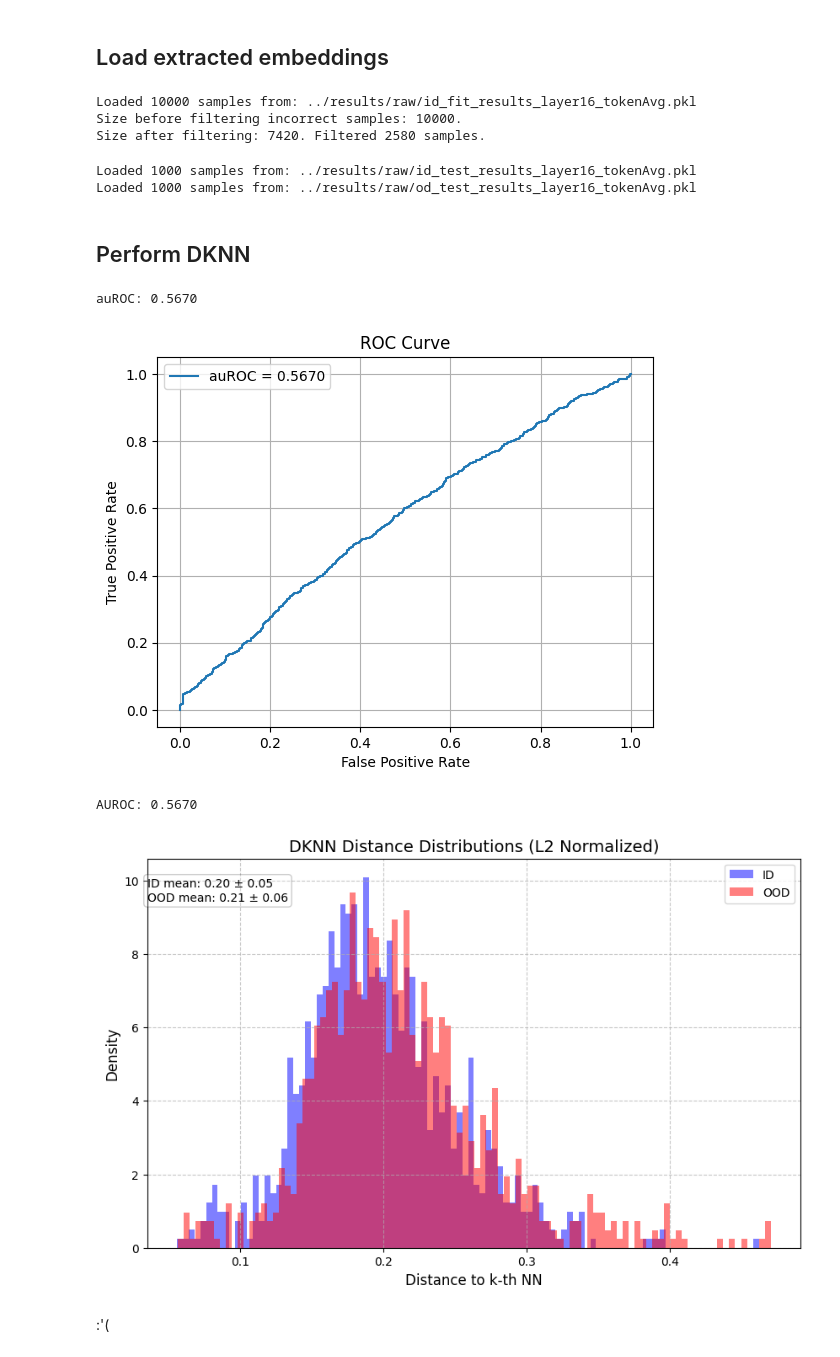
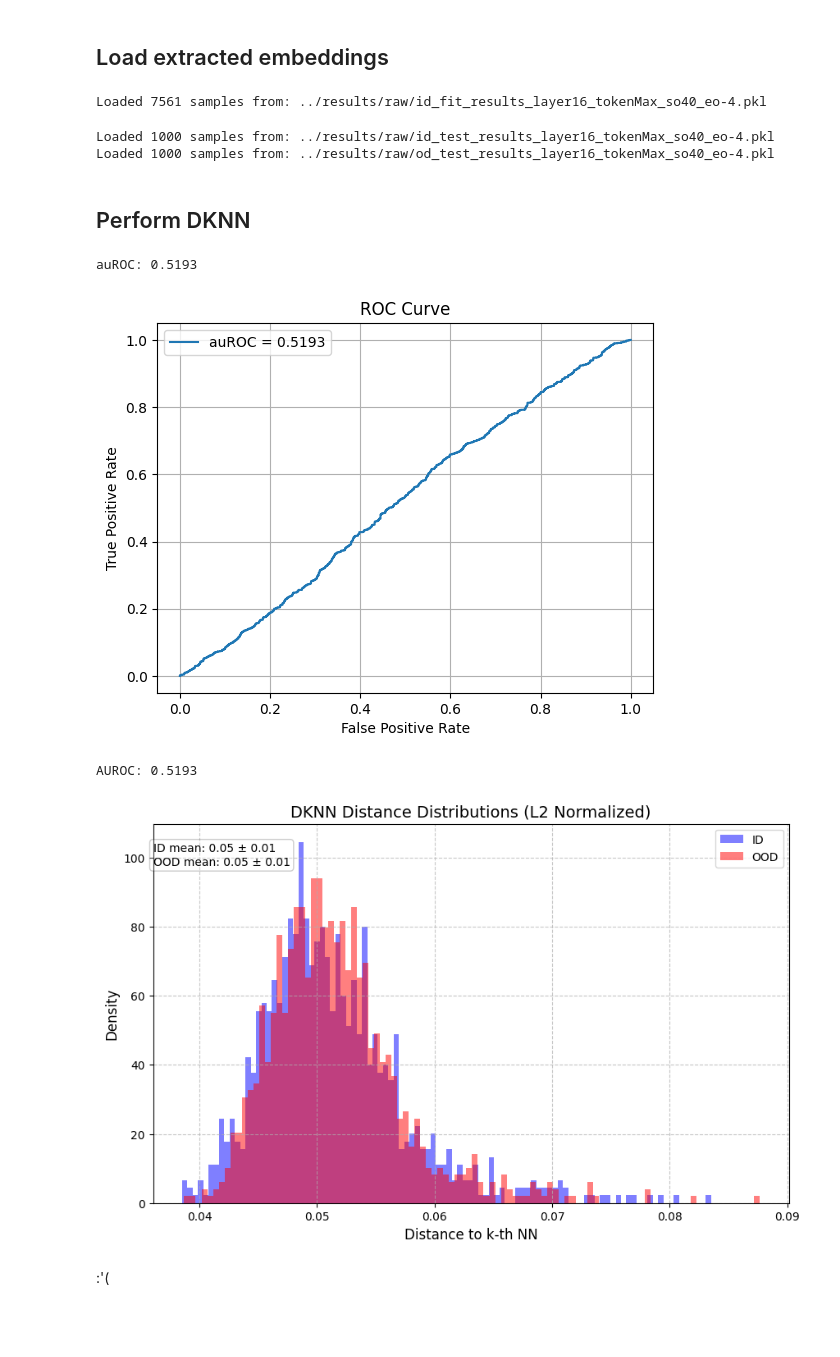
Before and after one commit to LilaR66/ood_for_hallucination_detection, a Jupyter notebook: notebooks/ood_main_notebook.ipynb, the cells around one changed output. Cells and saved outputs as stored; diff of their text form; code cells hidden in the pictures; blank space fills up the shorter version.

Commit message:
Feat: separate reponse generation and token embedding retrieval for computing efficiency

```diff
--- a/notebooks/ood_main_notebook.ipynb
+++ b/notebooks/ood_main_notebook.ipynb
@@ -158,0 +216,7 @@ start_offset: 40, end_offset:-4
+# %%
+# Load correct dataset
+# -----------------------------------
+with open("../data/datasets/id_fit_correct_dataset.pkl", "rb") as f:
+    id_fit_correct_dataset = pickle.load(f)
+
+id_fit_correct_dataset.print_info()
@@ -353,29 +430,25 @@ from src.data_reader.pickle_io import load_pickle_batches
 from src.utils.general import filter_correct_entries
 
 # Load extracted embeddings
-id_fit_embeddings = load_pickle_batches(OUTPUT_DIR + f"id_fit_results_layer{LAYER}_token{TOKENS}.pkl")
-# Only keep rows with simiar generated and ground-truth answers
-id_fit_embeddings = filter_correct_entries(id_fit_embeddings)
+id_fit_embeddings = load_pickle_batches(OUTPUT_DIR + f"id_fit_results_layer{LAYER}_token{TOKENS}_so{START_OFFSET}_eo{END_OFFSET}.pkl")
 # Concatenate all embeddings
 id_fit_embeddings = torch.cat(id_fit_embeddings['activations'], dim=0) # shape: [N, D]
 # %% [output]
-Loaded 10000 samples from: ../results/raw/id_fit_results_layer16_tokenAvg.pkl
-Size before filtering incorrect samples: 10000.
-Size after filtering: 7420. Filtered 2580 samples.
+Loaded 7561 samples from: ../results/raw/id_fit_results_layer16_tokenMax_so40_eo-4.pkl
 # %%
 # Load test embeddings
 # -----------------------------------
 from src.data_reader.pickle_io import load_pickle_batches
 
 # Load extracted possible and impossible embeddings
-od_test_embeddings = load_pickle_batches(OUTPUT_DIR + f"id_test_results_layer{LAYER}_token{TOKENS}.pkl")
-id_test_embeddings = load_pickle_batches(OUTPUT_DIR + f"od_test_results_layer{LAYER}_token{TOKENS}.pkl")
+od_test_embeddings = load_pickle_batches(OUTPUT_DIR + f"id_test_results_layer{LAYER}_token{TOKENS}_so{START_OFFSET}_eo{END_OFFSET}.pkl")
+id_test_embeddings = load_pickle_batches(OUTPUT_DIR + f"od_test_results_layer{LAYER}_token{TOKENS}_so{START_OFFSET}_eo{END_OFFSET}.pkl")
 # Concatenate possible and impossible all embeddings
 od_test_embeddings = torch.cat(od_test_embeddings['activations'], dim=0) # shape: [N, D]
 id_test_embeddings = torch.cat(id_test_embeddings['activations'], dim=0) # shape: [N, D]
 # %% [output]
-Loaded 1000 samples from: ../results/raw/id_test_results_layer16_tokenAvg.pkl
-Loaded 1000 samples from: ../results/raw/od_test_results_layer16_tokenAvg.pkl
+Loaded 1000 samples from: ../results/raw/id_test_results_layer16_tokenMax_so40_eo-4.pkl
+Loaded 1000 samples from: ../results/raw/od_test_results_layer16_tokenMax_so40_eo-4.pkl
 # %% [markdown]
 ## Perform DKNN
 # %%
@@ -403,25 +476,25 @@ auroc, fpr, tpr, thresholds = compute_auroc(
     dknn_scores_id,
     dknn_scores_ood,
     plot=True,
-    save_path= PLOT_DIR + f"roc_layer{LAYER}_token{TOKENS}_k{k}.png"
+    save_path= PLOT_DIR + f"roc_layer{LAYER}_token{TOKENS}_so{START_OFFSET}_eo{END_OFFSET}_k{k}.png"
 )
 print(f"AUROC: {auroc:.4f}")
 # %% [output]
-auROC: 0.5670
+auROC: 0.5193
-[figure, old version]
+[figure, new version]
-AUROC: 0.5670
+AUROC: 0.5193
 # %%
 # Plot ID and OOD distributions
 # -----------------------------------
 from src.analysis.dknn import plot_score_distributions
 plot_score_distributions(
     dknn_scores_id=dknn_scores_id,
     dknn_scores_ood=dknn_scores_ood,
     bins=100,
     title="DKNN Distance Distributions (L2 Normalized)",
-    save_path = PLOT_DIR + f"densities_layer{LAYER}_token{TOKENS}_k{k}.png"
+    save_path = PLOT_DIR + f"densities_layer{LAYER}_token{TOKENS}_so{START_OFFSET}_eo{END_OFFSET}_k{k}.png"
 )
 # %% [output]
-[figure, old version]
+[figure, new version]
 # %% [markdown]
 :'(
```
Also changed, not shown: parts of 14 cells of this notebook, 2 other files.
